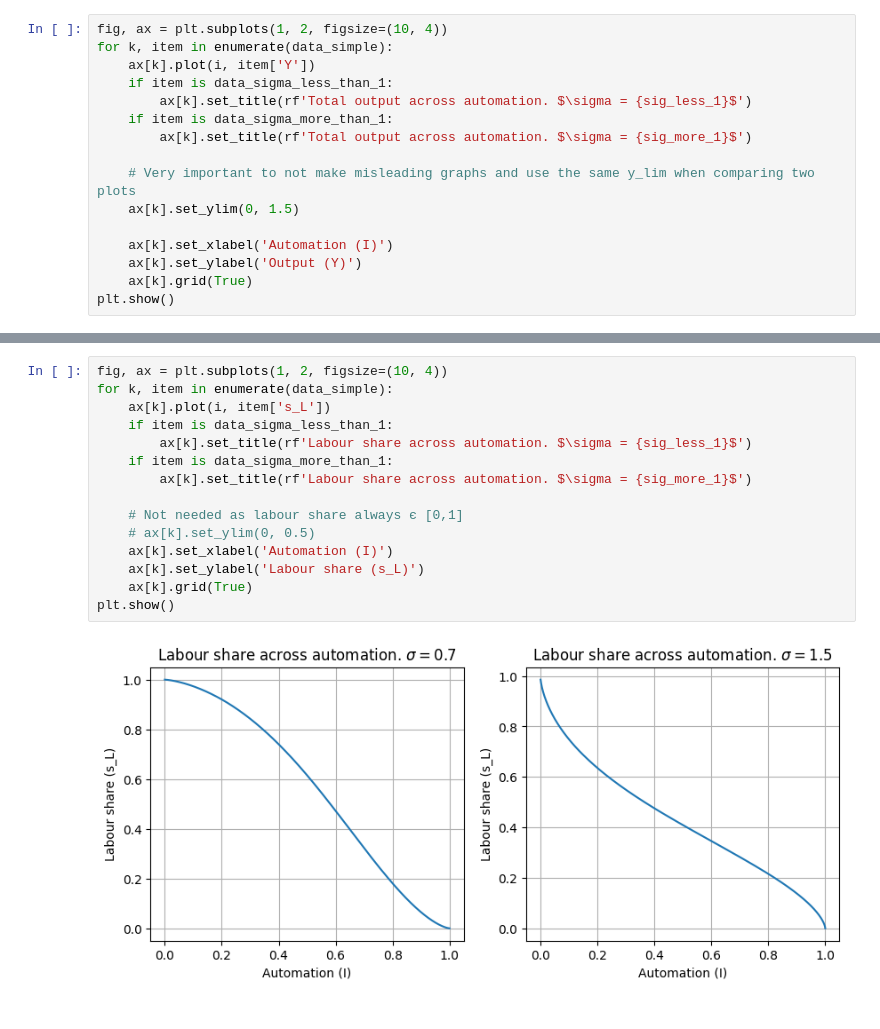
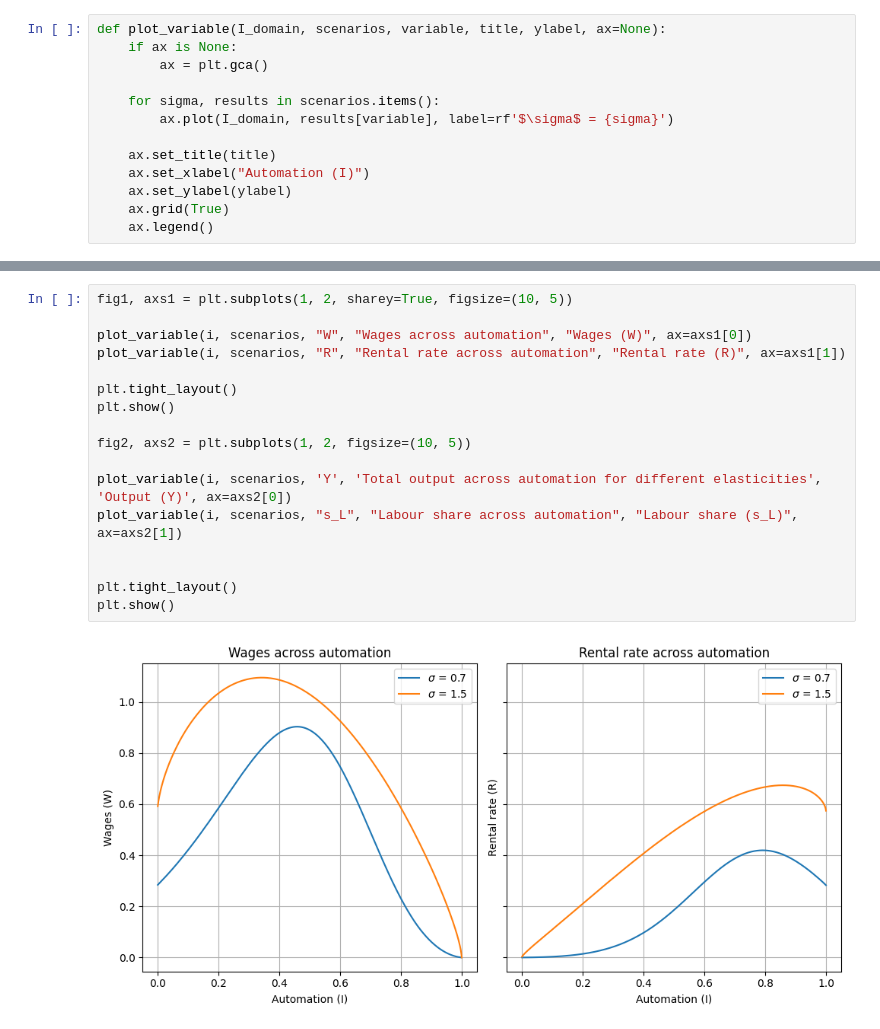
Before and after one commit to Doctor2007/task_based_model, a Jupyter notebook: main.ipynb, the cells around one changed output, grey strips where cells are left out. Drawn from its saved outputs; the diff is of its cells as text.

```diff
--- a/main.ipynb
+++ b/main.ipynb
@@ -73,16 +237,13 @@ data_simple = [data_sigma_less_than_1, data_sigma_more_than_1]
 # %%
-fig, ax = plt.subplots(1, 2, figsize=(10, 4))
-for k, item in enumerate(data_simple):
-    ax[k].plot(i, item['Y'])
-    if item is data_sigma_less_than_1:
-        ax[k].set_title(rf'Total output across automation. $\sigma = {sig_less_1}$')
-    if item is data_sigma_more_than_1:
-        ax[k].set_title(rf'Total output across automation. $\sigma = {sig_more_1}$')
+def plot_variable(I_domain, scenarios, variable, title, ylabel, ax=None):
+    if ax is None:
+        ax = plt.gca()
 
-    # Very important to not make misleading graphs and use the same y_lim when comparing two plots
-    ax[k].set_ylim(0, 1.5)
+    for sigma, results in scenarios.items():
+        ax.plot(I_domain, results[variable], label=rf'$\sigma$ = {sigma}')
 
-    ax[k].set_xlabel('Automation (I)')
-    ax[k].set_ylabel('Output (Y)')
-    ax[k].grid(True)
-plt.show()
+    ax.set_title(title)
+    ax.set_xlabel("Automation (I)")
+    ax.set_ylabel(ylabel)
+    ax.grid(True)
+    ax.legend()
@@ -123,17 +250,19 @@ plt.show()
-# %%
-fig, ax = plt.subplots(1, 2, figsize=(10, 4))
-for k, item in enumerate(data_simple):
-    ax[k].plot(i, item['s_L'])
-    if item is data_sigma_less_than_1:
-        ax[k].set_title(rf'Labour share across automation. $\sigma = {sig_less_1}$')
-    if item is data_sigma_more_than_1:
-        ax[k].set_title(rf'Labour share across automation. $\sigma = {sig_more_1}$')
-
-    # Not needed as labour share always є [0,1]
-    # ax[k].set_ylim(0, 0.5)
-    ax[k].set_xlabel('Automation (I)')
-    ax[k].set_ylabel('Labour share (s_L)')
-    ax[k].grid(True)
-plt.show()
-# %% [output]
-[figure, removed]
+# %%
+fig1, axs1 = plt.subplots(1, 2, sharey=True, figsize=(10, 5))
+
+plot_variable(i, scenarios, "W", "Wages across automation", "Wages (W)", ax=axs1[0])
+plot_variable(i, scenarios, "R", "Rental rate across automation", "Rental rate (R)", ax=axs1[1])
+
+plt.tight_layout()
+plt.show()
+
+fig2, axs2 = plt.subplots(1, 2, figsize=(10, 5))
+
+plot_variable(i, scenarios, 'Y', 'Total output across automation for different elasticities', 'Output (Y)', ax=axs2[0])
+plot_variable(i, scenarios, "s_L", "Labour share across automation", "Labour share (s_L)", ax=axs2[1])
+
+
+plt.tight_layout()
+plt.show()
+# %% [output]
+[figure, added]
```
Also changed, not shown: parts of 29 cells of this notebook, 1 other file.
